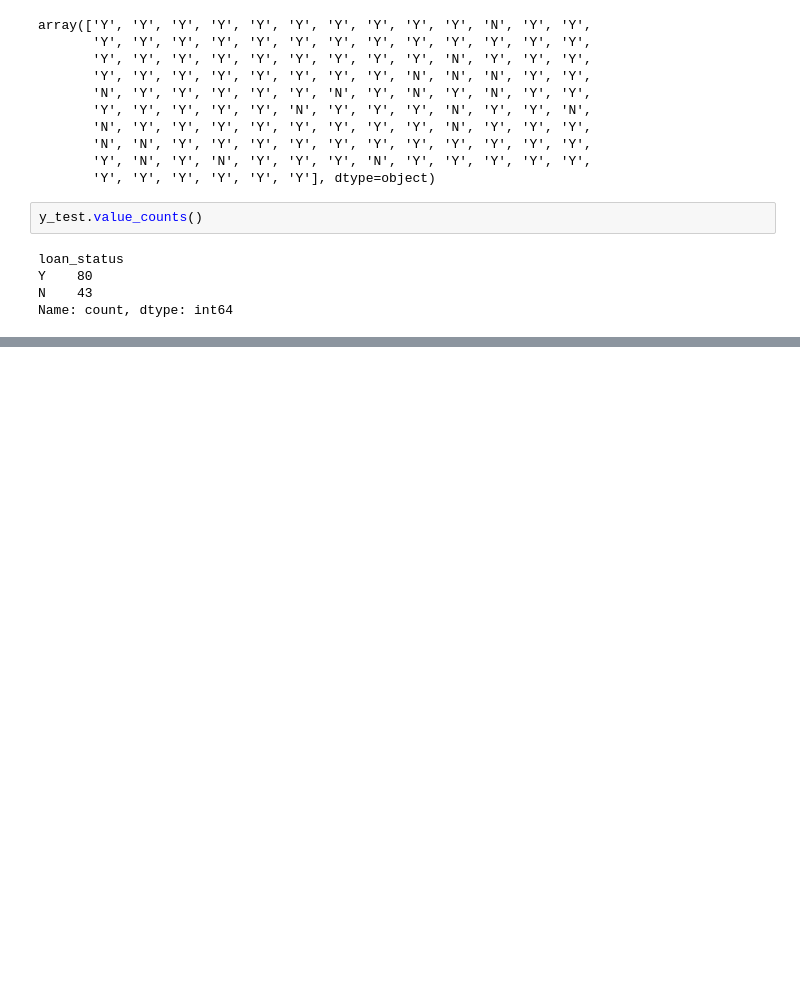
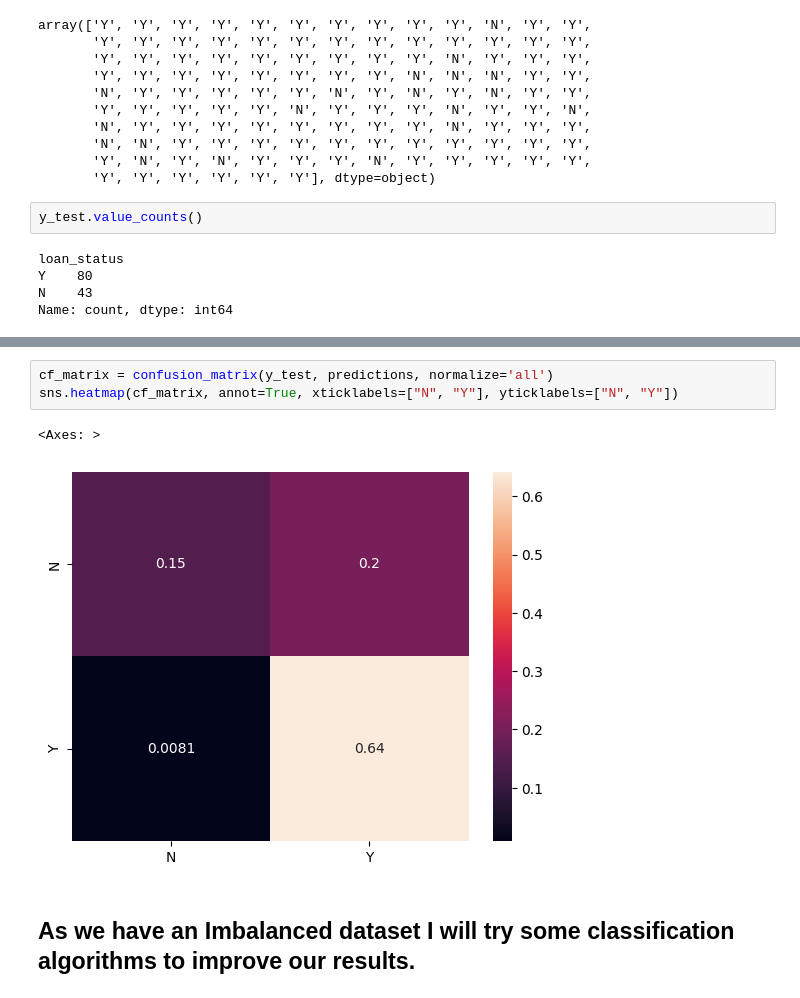
Before and after one commit to CillianK93/Ironhack-mini-project, a Jupyter notebook: Mini-project-Loan-Eligibility .ipynb, the cells around one changed output, grey strips where cells are left out. Saved outputs shown, nothing was run; the diff lists cells and outputs as text; blank space fills up the shorter version.

```diff
--- a/Mini-project-Loan-Eligibility .ipynb
+++ b/Mini-project-Loan-Eligibility .ipynb
@@ -397,0 +483,8 @@ predictions_
+# %%
+cf_matrix = confusion_matrix(y_test, predictions, normalize='all')
+sns.heatmap(cf_matrix, annot=True, xticklabels=["N", "Y"], yticklabels=["N", "Y"])
+# %% [output]
+<Axes: >
+[figure, added]
+# %% [markdown]
+## As we have an Imbalanced dataset I will try some classification algorithms to improve our results.
```
Also changed, not shown: parts of 41 cells of this notebook.
